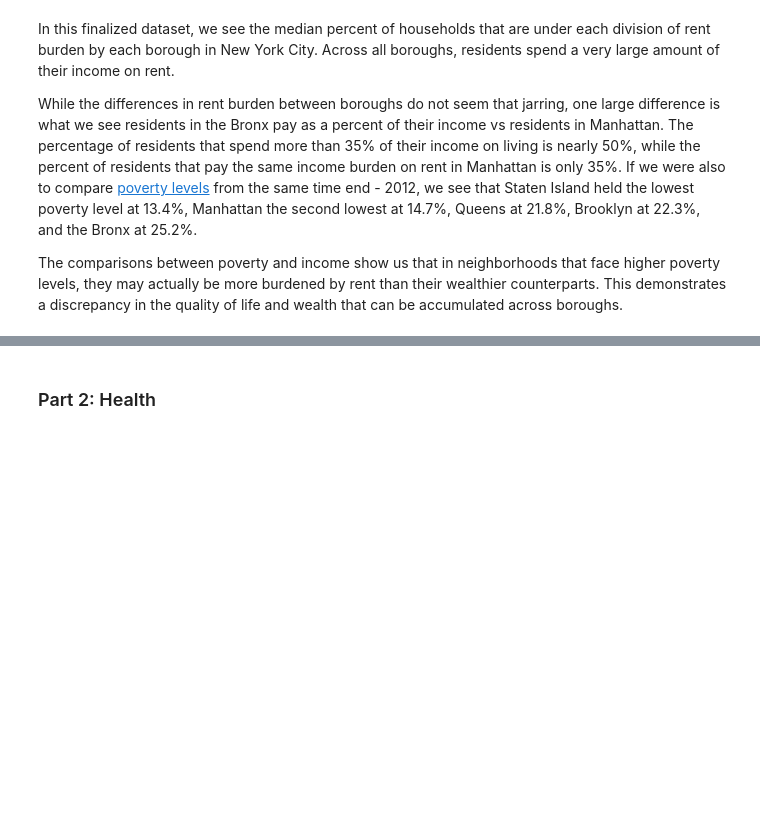
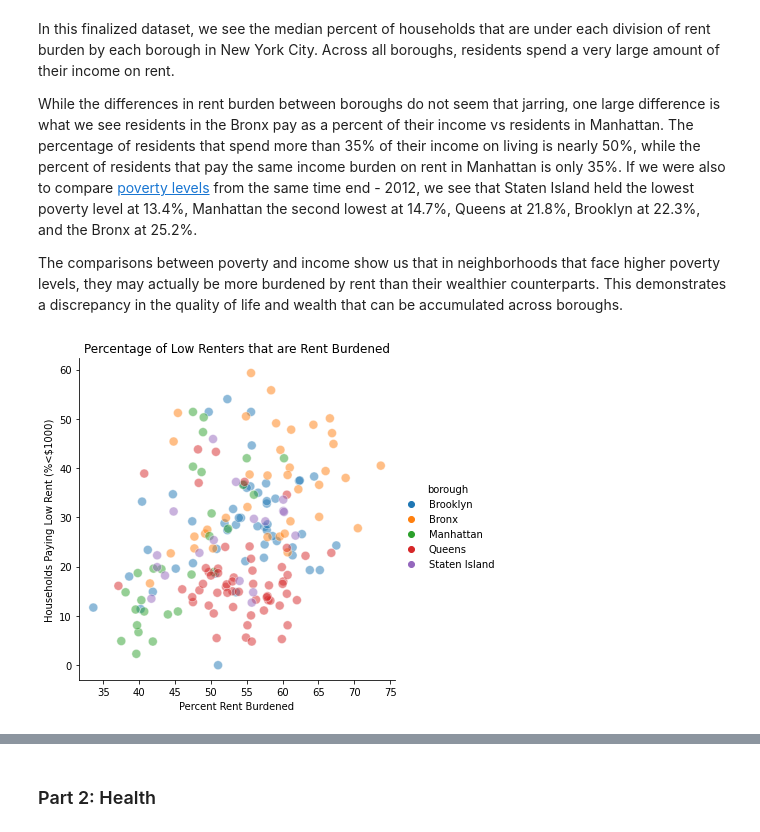
Before and after one commit to cailtyn-caj96/info-2950, a Jupyter notebook: phase2combined.ipynb, the cells around one changed output, grey strips where cells are left out. Drawn from its saved outputs; the diff is of its cells as text; code cells hidden in the pictures; blank space fills up the shorter version.

```diff
--- a/phase2combined.ipynb
+++ b/phase2combined.ipynb
@@ -278,4 +278,14 @@ In this finalized dataset, we see the median percent of households that are unde
 While the differences in rent burden between boroughs do not seem that jarring, one large difference is what we see residents in the Bronx pay as a percent of their income vs residents in Manhattan. The percentage of residents that spend more than 35% of their income on living is nearly 50%, while the percent of residents that pay the same income burden on rent in Manhattan is only 35%. If we were also to compare [poverty levels](https://www1.nyc.gov/site/opportunity/poverty-in-nyc/data-tool.page) from the same time end - 2012, we see that Staten Island held the lowest poverty level at 13.4%, Manhattan the second lowest at 14.7%, Queens at 21.8%, Brooklyn at 22.3%, and the Bronx at 25.2%.
 
 The comparisons between poverty and income show us that in neighborhoods that face higher poverty levels, they may actually be more burdened by rent than their wealthier counterparts. This demonstrates a discrepancy in the quality of life and wealth that can be accumulated across boroughs.
+# %%
+# display(burden_gross.head())
+
+sns.relplot(x='rent_burdened', y='low_rent', hue="borough", s=80, alpha=.5, data=burden_gross);
+plt.xlabel("Percent Rent Burdened")
+plt.ylabel("Households Paying Low Rent (%<$1000)")
+plt.title('Percentage of Low Renters that are Rent Burdened')
+plt.show()
+# %% [output]
+[figure, added]
 # %%
```
Also changed, not shown: parts of 2 cells of this notebook.
